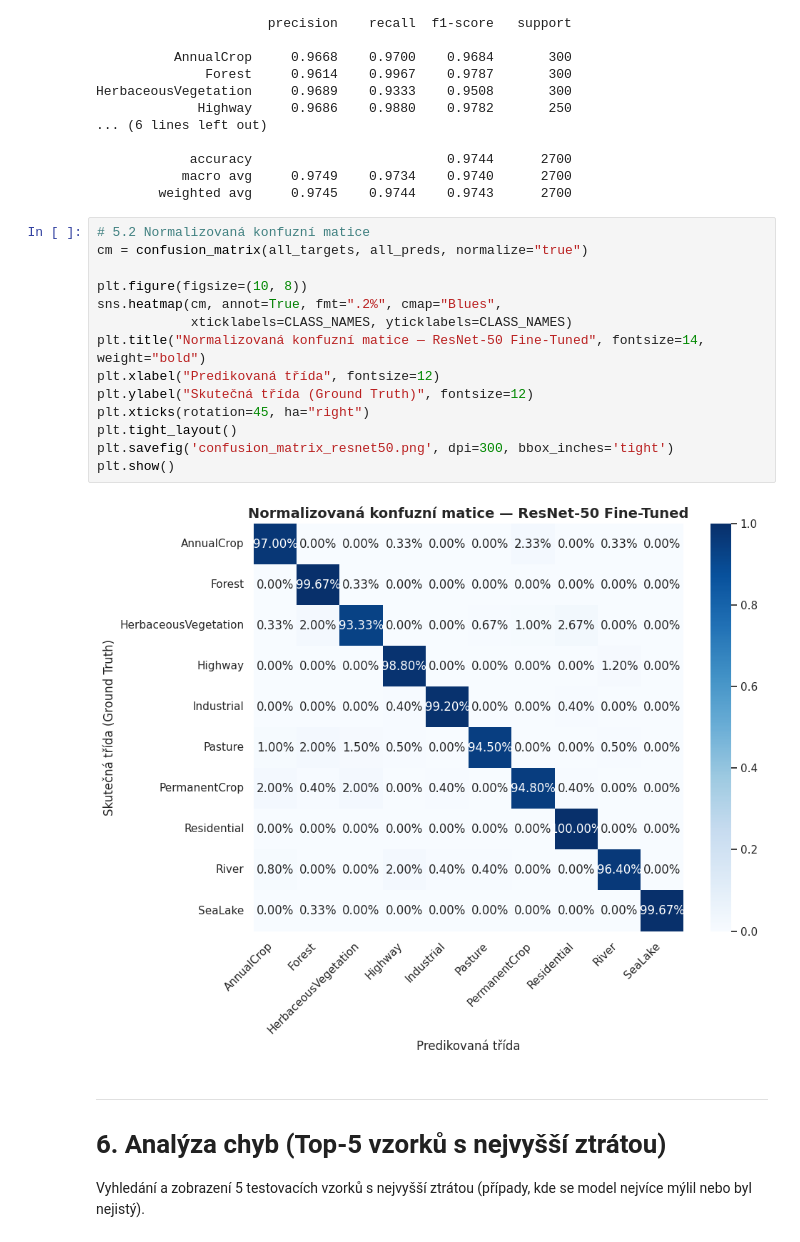
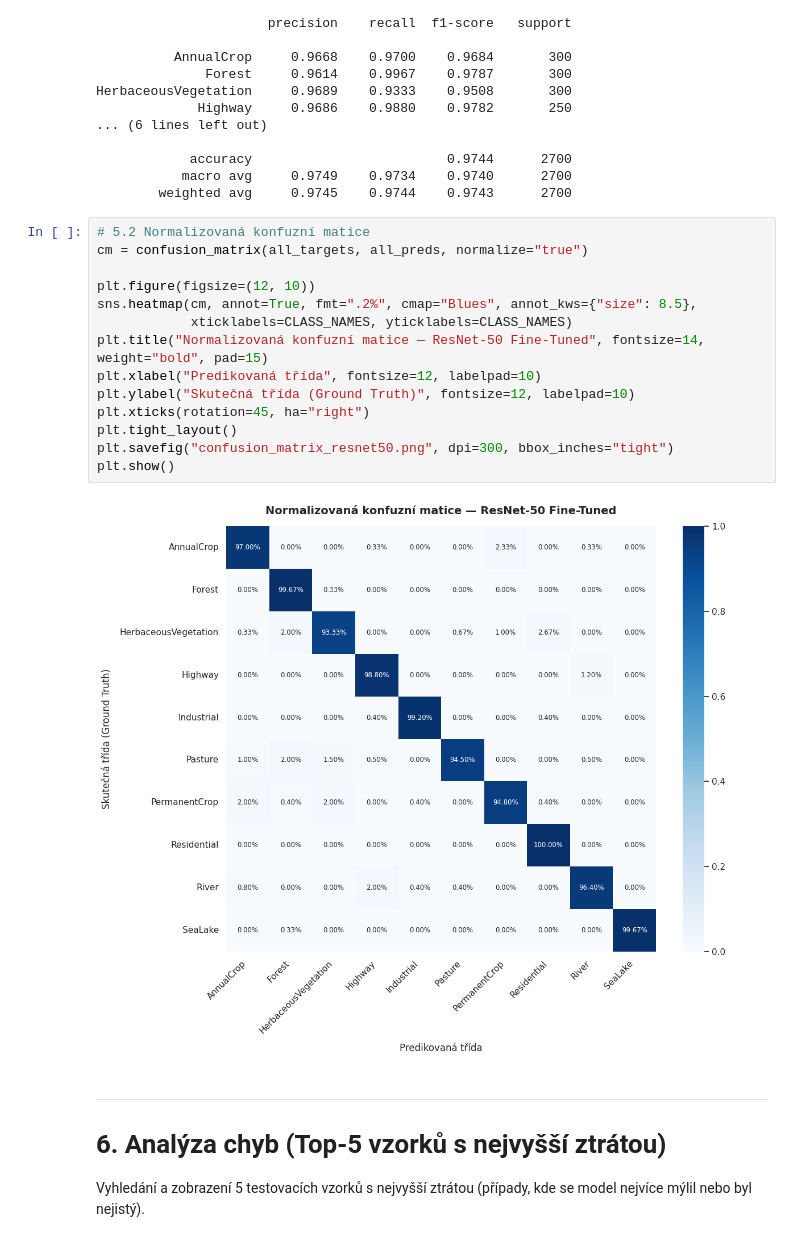
Before and after one commit to tomaskirnig/ML, a Jupyter notebook: Milestone_2/ML_KIR0041_milestone_02.ipynb, the cells around one changed output. Saved outputs shown, nothing was run; the diff lists cells and outputs as text.

```diff
--- a/Milestone_2/ML_KIR0041_milestone_02.ipynb
+++ b/Milestone_2/ML_KIR0041_milestone_02.ipynb
@@ -663,19 +664,19 @@ HerbaceousVegetation     0.9689    0.9333    0.9508       300
 # %%
 # 5.2 Normalizovaná konfuzní matice
 cm = confusion_matrix(all_targets, all_preds, normalize="true")
 
-plt.figure(figsize=(10, 8))
-sns.heatmap(cm, annot=True, fmt=".2%", cmap="Blues",
+plt.figure(figsize=(12, 10))
+sns.heatmap(cm, annot=True, fmt=".2%", cmap="Blues", annot_kws={"size": 8.5},
             xticklabels=CLASS_NAMES, yticklabels=CLASS_NAMES)
-plt.title("Normalizovaná konfuzní matice — ResNet-50 Fine-Tuned", fontsize=14, weight="bold")
-plt.xlabel("Predikovaná třída", fontsize=12)
-plt.ylabel("Skutečná třída (Ground Truth)", fontsize=12)
+plt.title("Normalizovaná konfuzní matice — ResNet-50 Fine-Tuned", fontsize=14, weight="bold", pad=15)
+plt.xlabel("Predikovaná třída", fontsize=12, labelpad=10)
+plt.ylabel("Skutečná třída (Ground Truth)", fontsize=12, labelpad=10)
 plt.xticks(rotation=45, ha="right")
 plt.tight_layout()
-plt.savefig('confusion_matrix_resnet50.png', dpi=300, bbox_inches='tight')
+plt.savefig("confusion_matrix_resnet50.png", dpi=300, bbox_inches="tight")
 plt.show()
 # %% [output]
-[figure, old version]
+[figure, new version]
 # %% [markdown]
 ---
 # 6. Analýza chyb (Top-5 vzorků s nejvyšší ztrátou)
```
Also changed, not shown: parts of 4 cells of this notebook, 4 other files.
